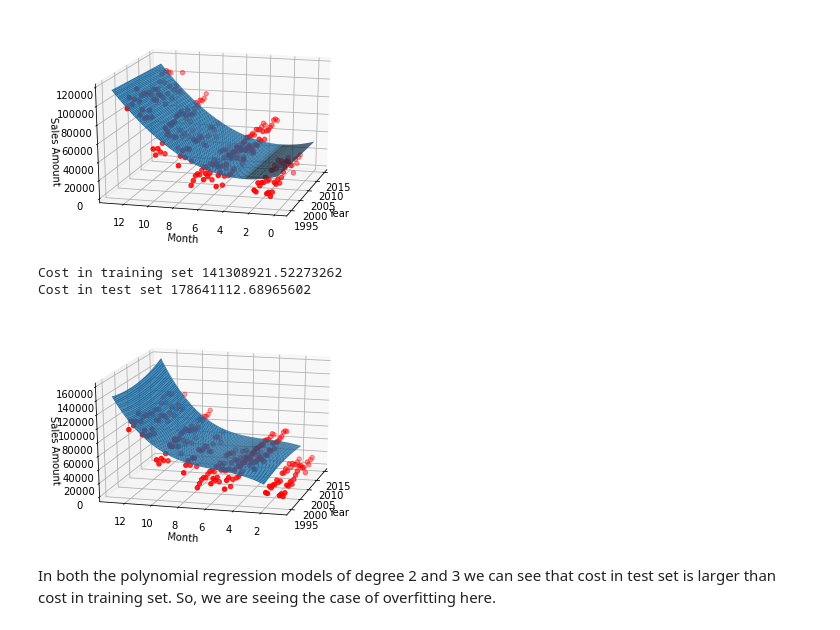
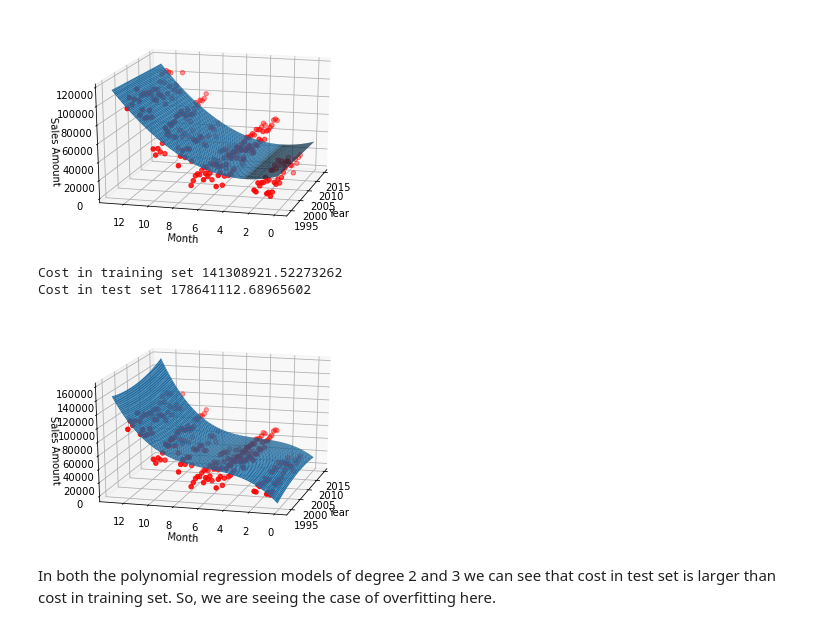
Before and after one commit to sunsun101/ML, a Jupyter notebook: Lab-02/02-Nonlinear Regression and Overfitting/02-Nonlinear Regression and Overfitting.ipynb, the cells around one changed output. Drawn from its saved outputs; the diff is of its cells as text; code cells hidden in the pictures.

```diff
--- a/Lab-02/02-Nonlinear Regression and Overfitting/02-Nonlinear Regression and Overfitting.ipynb
+++ b/Lab-02/02-Nonlinear Regression and Overfitting/02-Nonlinear Regression and Overfitting.ipynb
@@ -1128,9 +1130,11 @@ print("Cost in test set", J_test3)
 
 # For surface plotting
 num_linspace = 100
-x_series, y_series = np.linspace(np.min(xs) - 1, np.max(xs) + 1, num_linspace), np.linspace(np.min(ys) + 1, np.max(ys) + 1, num_linspace)
+x_series, y_series = np.linspace(np.min(X_csv[:,0]) - 1, np.max(X_csv[:,0]) + 1, num_linspace), np.linspace(np.min(X_csv[:,1]) - 1, np.max(X_csv[:,1]) + 1, num_linspace)
 x_mesh, y_mesh = np.meshgrid(x_series, y_series)
-xy_mesh = np.concatenate((x_mesh.reshape((x_mesh.shape[0], x_mesh.shape[1], 1)), y_mesh.reshape((y_mesh.shape[0], y_mesh.shape[1], 1))), axis=2)
+x_mesh_rs = x_mesh.reshape((x_mesh.shape[0], x_mesh.shape[1], 1))
+y_mesh_rs = y_mesh.reshape((y_mesh.shape[0], y_mesh.shape[1], 1))
+xy_mesh = np.concatenate((x_mesh_rs, y_mesh_rs), axis=2)
 
 # 2. predict output from xy_mesh to be z_series
 #    Hint: use mesh_predictions function instead of get_prediction
@@ -1146,34 +1150,34 @@ z_series = mesh_predictions_degree2(xy_mesh, theta3).reshape(100, 100)
 fig = plt.figure()
 # 1. Set plot graph as 3D
 ax = fig.add_subplot(projection='3d')
 
 # 2. Extract data
 # extract year at x-axis
 # extract month at y-axis
 # extract sale amount at z-axis
 xs = X_csv[:,0];
 ys = X_csv[:,1];
 zs = y_csv[:];
 
 # 3. plot by using scatter
 ax.scatter(xs, ys, zs ,c='r',marker='o')
 
 # 4. set x, y, z label
 #    Hint: In these 3, 4 steps, you can copy Exercise 2.3
 ax.set_xlabel('Year')
 ax.set_ylabel('Month')
 ax.set_zlabel('Sales Amount')
 
 ax.view_init(20,195)
 # 5. Plot surface from x_mesh, y_mesh, and z_series
 ax.plot_surface(x_mesh, y_mesh, z_series);
 
 
 plt.show()
 # %% [output]
 Cost in training set 141308921.52273262
 Cost in test set 178641112.68965602
-[figure, old version]
+[figure, new version]
 # %% [markdown]
 In both the polynomial regression models of degree 2 and 3 we can see that cost in test set is larger than cost in training set. So, we are seeing the case of overfitting here.
 # %% [markdown]
```
Also changed, not shown: parts of 3 cells of this notebook.
